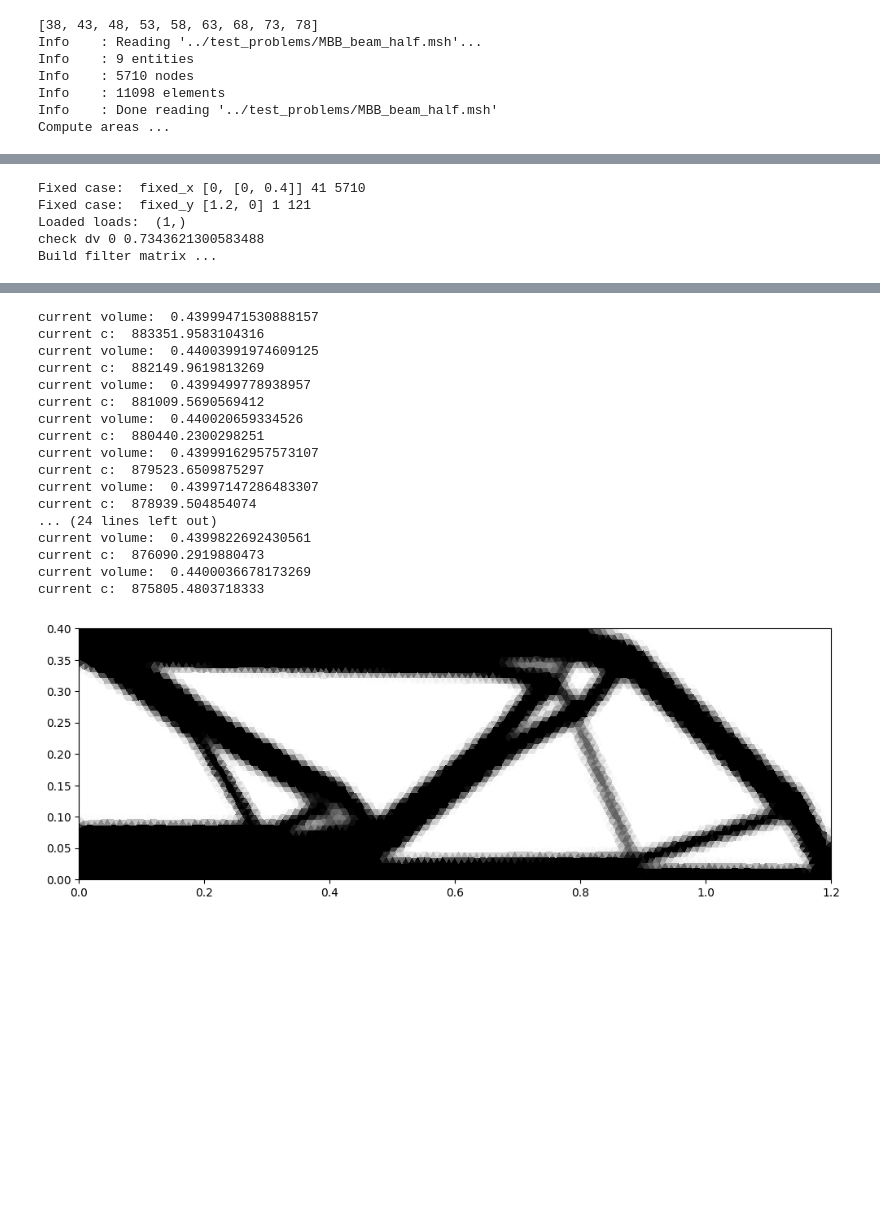
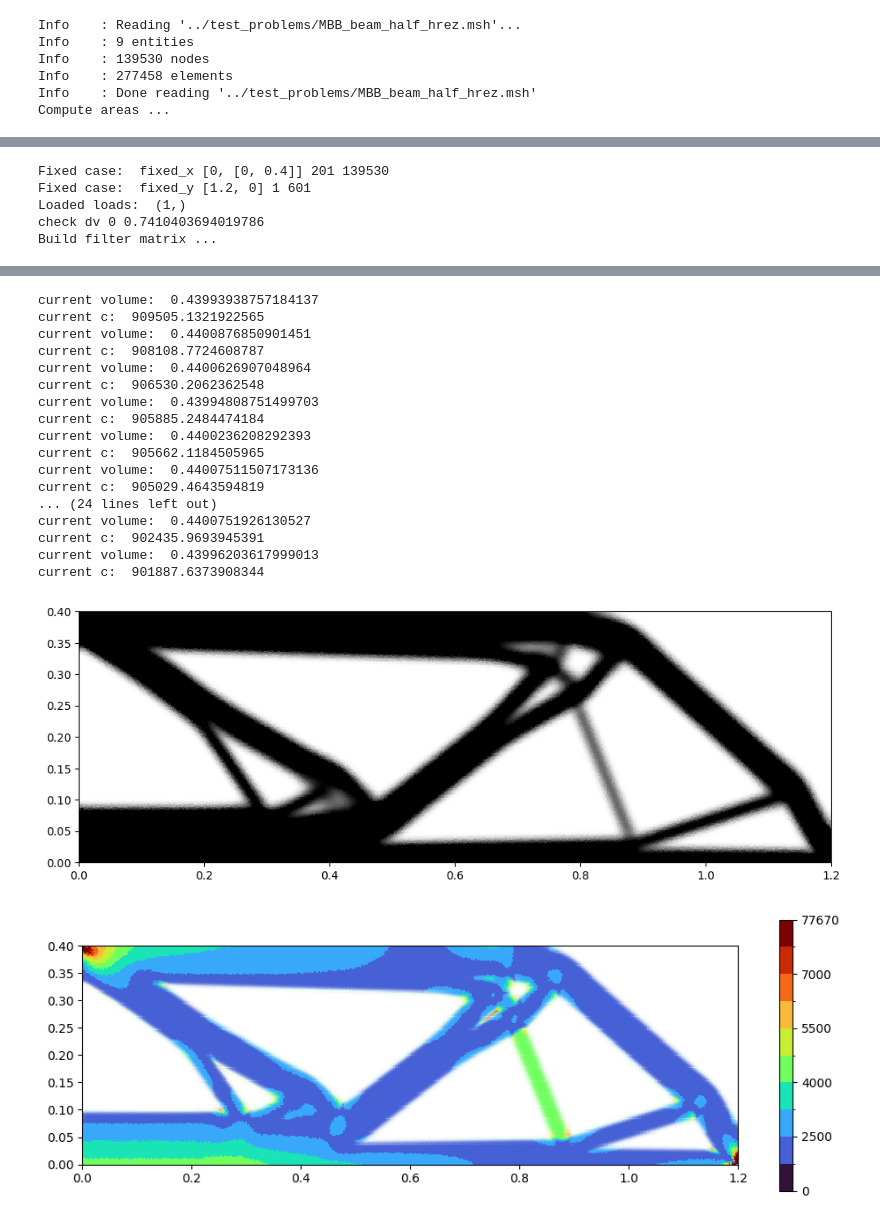
Before and after one commit to Alexander19970212/NHSDF-TOp, a Jupyter notebook: NN_TopOpt/SIMP_examples.ipynb, the cells around one changed output, grey strips where cells are left out. Cells and saved outputs as stored; diff of their text form; code cells hidden in the pictures; blank space fills up the shorter version.

```diff
--- a/NN_TopOpt/SIMP_examples.ipynb
+++ b/NN_TopOpt/SIMP_examples.ipynb
@@ -20,7 +20,8 @@ methods = {
 experiment_dir = "../configs/NN_top_optimization/SIMP_basic"
 
 # select config
-config_name = "MBB_beam_half"
+# config_name = "MBB_beam_half"
+config_name = "MBB_beam_half_hrez"
 # config_name = "Cant_beam"
 # config_name = "Cant_beam_distrL"
 # config_name = "Brecket"
@@ -34,10 +35,9 @@ params = config['params']
 TopOptimizer = TopOptimizer2D(methods, params)
 TopOptimizer.optimize(plot_interval=20)
 # %% [output]
-[38, 43, 48, 53, 58, 63, 68, 73, 78]
-Info    : Reading '../test_problems/MBB_beam_half.msh'...
+Info    : Reading '../test_problems/MBB_beam_half_hrez.msh'...
 Info    : 9 entities
-Info    : 5710 nodes
-Info    : 11098 elements
-Info    : Done reading '../test_problems/MBB_beam_half.msh'
+Info    : 139530 nodes
+Info    : 277458 elements
+Info    : Done reading '../test_problems/MBB_beam_half_hrez.msh'
 Compute areas ...
@@ -45,5 +45,5 @@ Whole area 0.48
-Fixed case:  fixed_x [0, [0, 0.4]] 41 5710
-Fixed case:  fixed_y [1.2, 0] 1 121
+Fixed case:  fixed_x [0, [0, 0.4]] 201 139530
+Fixed case:  fixed_y [1.2, 0] 1 601
 Loaded loads:  (1,)
-check dv 0 0.7343621300583488
+check dv 0 0.7410403694019786
 Build filter matrix ...
@@ -67,19 +67,20 @@ current c:  885680.6187469315
 [figure]
-current volume:  0.43999471530888157
-current c:  883351.9583104316
-current volume:  0.44003991974609125
-current c:  882149.9619813269
-current volume:  0.4399499778938957
-current c:  881009.5690569412
-current volume:  0.440020659334526
-current c:  880440.2300298251
-current volume:  0.43999162957573107
-current c:  879523.6509875297
-current volume:  0.43997147286483307
-current c:  878939.504854074
+current volume:  0.43993938757184137
+current c:  909505.1321922565
+current volume:  0.4400876850901451
+current c:  908108.7724608787
+current volume:  0.4400626907048964
+current c:  906530.2062362548
+current volume:  0.43994808751499703
+current c:  905885.2484474184
+current volume:  0.4400236208292393
+current c:  905662.1184505965
+current volume:  0.44007511507173136
+current c:  905029.4643594819
 ... (24 lines left out)
-current volume:  0.4399822692430561
-current c:  876090.2919880473
-current volume:  0.4400036678173269
-current c:  875805.4803718333
+current volume:  0.4400751926130527
+current c:  902435.9693945391
+current volume:  0.43996203617999013
+current c:  901887.6373908344
 [figure]
+[figure, added]
```
Also changed, not shown: parts of 1 cell of this notebook, 7 other files.
